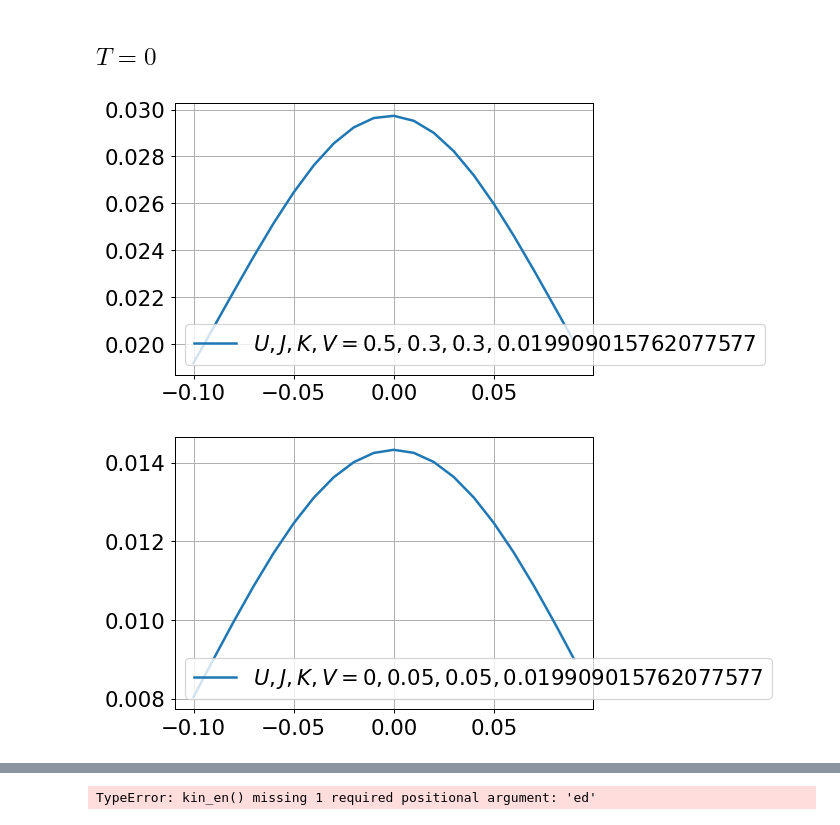
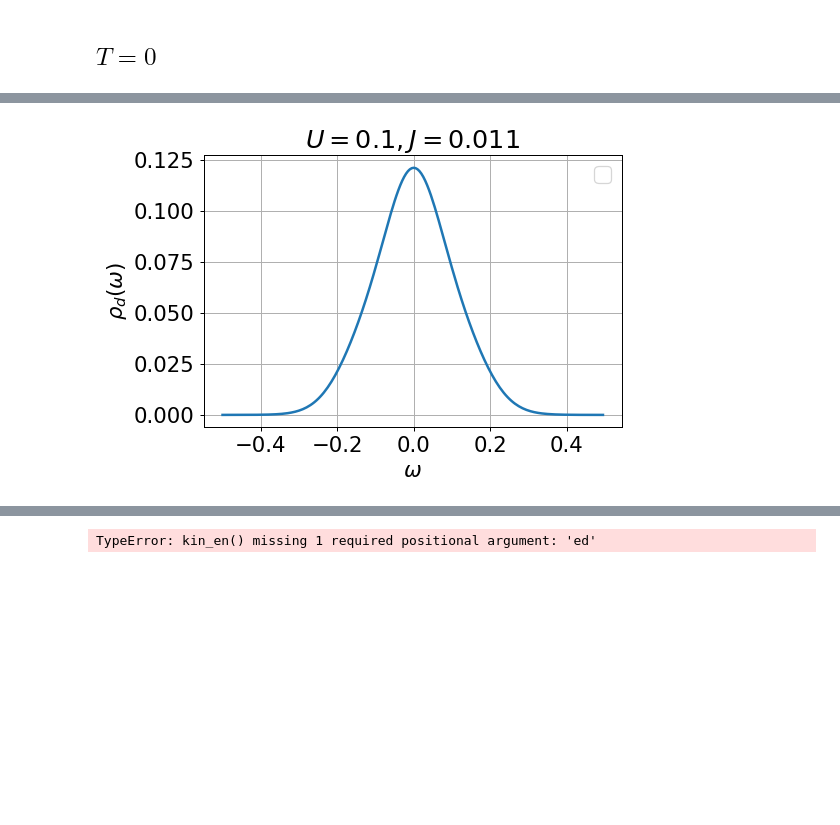
Before and after one commit to abhirup-m/Anderson-Impurity-Model-URG, a Jupyter notebook: reverse_RG/spec_func.ipynb, the cells around one changed output, grey strips where cells are left out. Cells and saved outputs as stored; diff of their text form; code cells hidden in the pictures; blank space fills up the shorter version.

```diff
--- a/reverse_RG/spec_func.ipynb
+++ b/reverse_RG/spec_func.ipynb
@@ -14,7 +14,7 @@ font = {'size'   : 17}
 
 matplotlib.rc('font', **font)
 # matplotlib.rcParams['text.usetex'] = True
-plt.rcParams["figure.figsize"]= 6, 4
+# plt.rcParams["figure.figsize"]= 6, 4
 plt.rcParams['figure.dpi'] = 90
 matplotlib.rcParams['lines.linewidth'] = 2
 plt.rcParams['axes.grid'] = True
@@ -127,7 +127,7 @@ def charge(Ek_0, V, J, K, U, ed):
 ## $T=0$
 # %%
 def rho_at_w(args):
-    [Em, Emp],[Xm,Xmp], U = args
+    [Em, Emp],[Xm,Xmp], w = args
     cdag_up = tensor([create(2), identity(2)] + [identity(2)]*2*len(Ek_0))
     Vmmp_1 = Xm.dag()*cdag_up*Xmp
     Vmmp_2 = Xmp.dag()*cdag_up*Xm
@@ -136,20 +136,12 @@ def rho_at_w(args):
     x1 = w + Em
     x2 = w - Em
     eta = abs(max(Ek_0))      # width of broadening function
-    return (Vmmp_1_sq * sqrt(2*J**2 + U**2)*exp(-(x1/eta)**2)/(eta*sqrt(pi)) + Vmmp_2_sq * sqrt(2*J**2 + U**2)*exp(-(x2/eta)**2)/(eta*sqrt(pi))) / Z
+    return (Vmmp_1_sq * exp(-(x1/eta)**2)/(eta*sqrt(pi)) + Vmmp_2_sq * exp(-(x2/eta)**2)/(eta*sqrt(pi))) / Z
 
-Ek_0 = np.array([-0.1, 0, 0.1])
-# print (Ek_0)
-U = 0
-# 0.5, 0.3, 0.2, 0.1, 0
-ed = -U/2
-V = 0.019909015762077577
-# 0.019909015762077577
-J = 0.05
-# 0.3, 0.25, 0.2, 0.15, 0.05
-K = J
-# 0.3, 0.25, 0.2, 0.15, 0.05
-for U, J in zip([0.5, 0], [0.3, 0.05]):
+def plot_A(U, V, J, U0, J0):
+    # U = 0.5, 0.3, 0.2, 0.1, 0
+    # J = 0.3, 0.25, 0.2, 0.15, 0.05
+    # V = 0.019909015762077577
     K = J
     ed = -U/2
     H = kin_en(Ek_0, V, J, K, U, ed)
@@ -162,23 +154,28 @@ for U, J in zip([0.5, 0], [0.3, 0.05]):
     E = np.array(E)
     zeroE = E[np.where(np.abs(np.round(E,9)) == 0)]
     zeroX = X[np.where(np.abs(np.round(E,9)) == 0)]
+    global Z
     Z = len(E)
-    w_range = np.arange(-0.1, 0.1, 0.01)
     rho = []
     for w in tqdm(w_range):
-        rho_w = sum(Pool(processes=10).map(rho_at_w, zip(product(E, zeroE), product(X, zeroX), U*np.ones(len(E)*len(zeroE)))))
+        rho_w = sum(Pool(processes=20).map(rho_at_w, zip(product(E, zeroE), product(X, zeroX), np.ones(len(E)*len(zeroE))*w)))
         rho.append(rho_w)
-        # for [Em, Emp],[Xm,Xmp] in zip(product(E, E), product(X, X)):
-        #     cdag_up = tensor([create(2), identity(2)] + [identity(2)]*2*len(Ek_0))
-        #     Vmmp = Xm.dag()*cdag_up*Xmp
-        #     Vmmp_sq = np.real((Vmmp*Vmmp.dag())[0][0][0])
-        #     x = w - Emp + Em
-        #     eta = Ek_0[-1]      # width of broadening function
-        #     rho[-1] += Vmmp_sq * exp(-(x/w)**2)/(w*sqrt(pi)) * (exp(-beta*Em) + exp(-beta*Emp)) / Z
 
-    plt.plot(w_range, rho, label=r"$U,J,K,V={},{},{},{}$".format(U, J, K, V))
+    plt.plot(w_range, rho)
+    plt.xlabel(r"$\omega$")
+    plt.ylabel(r"$\rho_d(\omega)$")
+    plt.title(r"$U={}, J={}$".format(U0, J0))
     plt.legend()
     plt.show()
-# %% [output]
-[figure, removed]
-[figure, removed]
+# %%
+global Ek_0, w_range
+Ek_0 = np.array([-0.1, 0, 0.1])
+w_range = np.arange(-0.5, 0.5, 0.005)
+
+U = 0.09239459400901678
+V = 0.018993182931275502
+J = 0.05972257970164656
+U0 = 0.1
+J0 = 0.011
+plot_A(U,V,J,U0,J0)
+# %% [output]
@@ -184,0 +183 @@ for U, J in zip([0.5, 0], [0.3, 0.05]):
+[figure, added]
```
Also changed, not shown: parts of 4 cells of this notebook, 10 other files.
